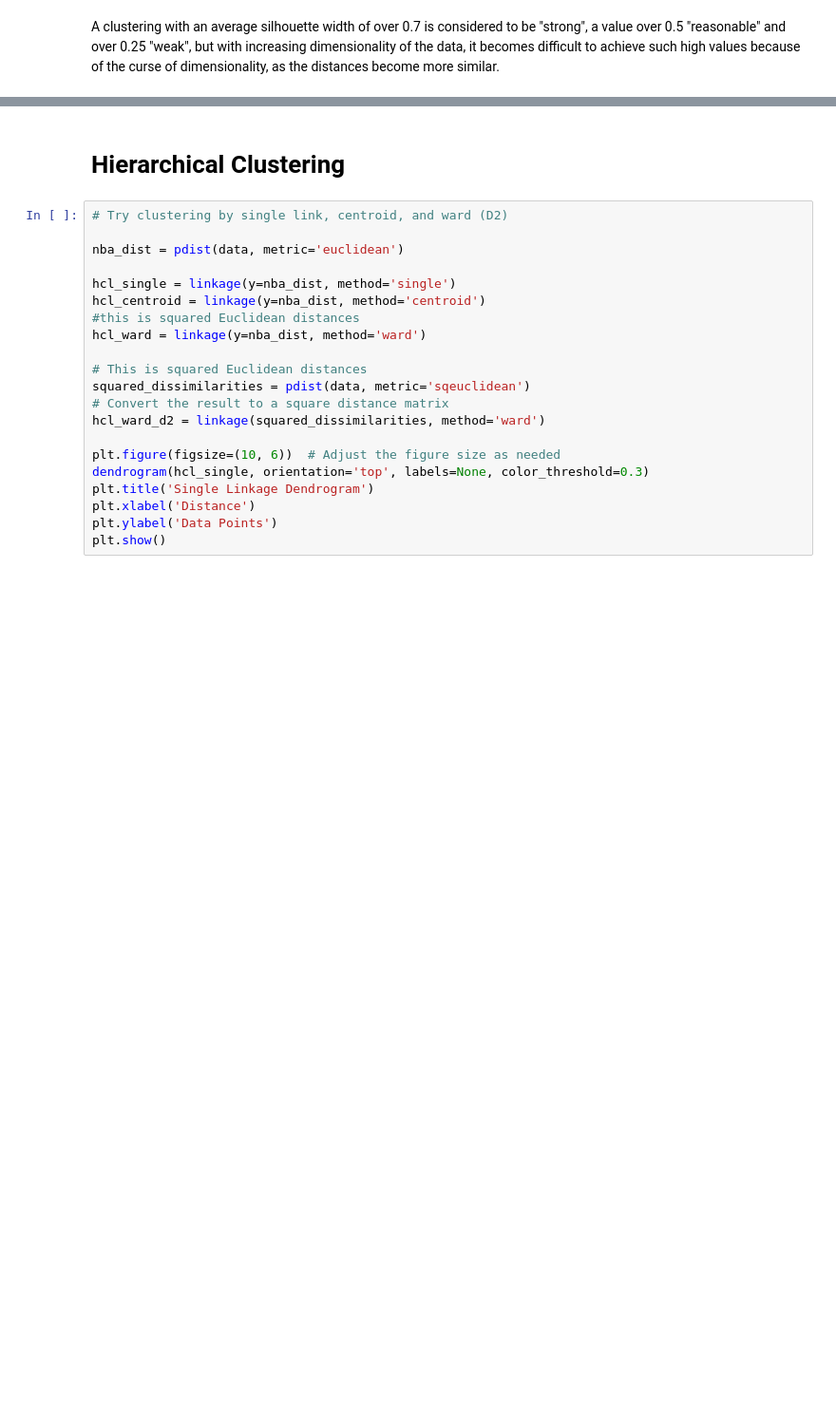
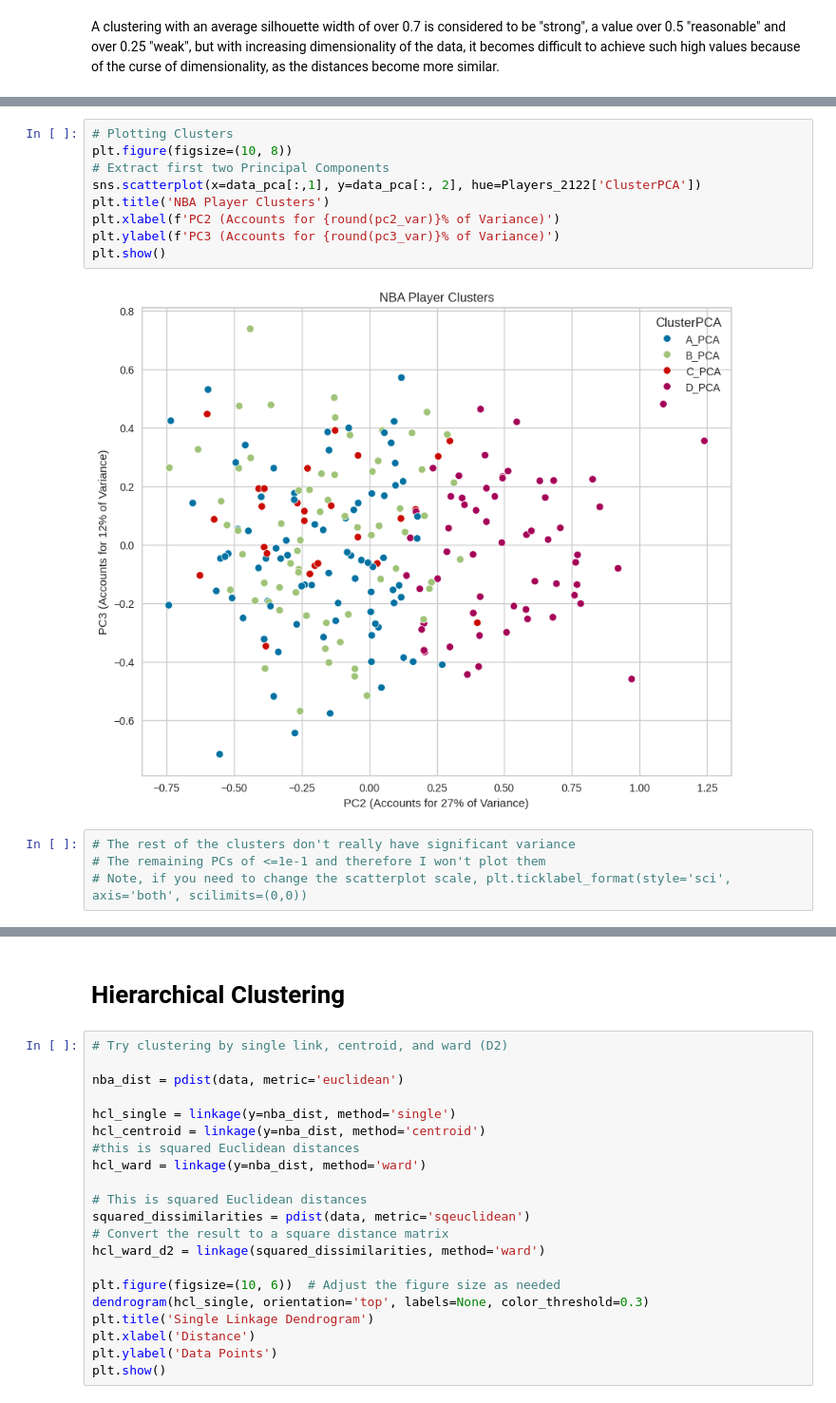
Before and after one commit to bphqk3/CF, a Jupyter notebook: CF_PTS.ipynb, the cells around one changed output, grey strips where cells are left out. Shown at 95% size. Drawn from its saved outputs; the diff is of its cells as text; blank space fills up the shorter version.

```diff
--- a/CF_PTS.ipynb
+++ b/CF_PTS.ipynb
@@ -729,2 +764,17 @@ plt.show()
+# %%
+# Plotting Clusters
+plt.figure(figsize=(10, 8))
+# Extract first two Principal Components
+sns.scatterplot(x=data_pca[:,1], y=data_pca[:, 2], hue=Players_2122['ClusterPCA'])
+plt.title('NBA Player Clusters')
+plt.xlabel(f'PC2 (Accounts for {round(pc2_var)}% of Variance)')
+plt.ylabel(f'PC3 (Accounts for {round(pc3_var)}% of Variance)')
+plt.show()
+# %% [output]
+[figure, added]
+# %%
+# The rest of the clusters don't really have significant variance
+# The remaining PCs of <=1e-1 and therefore I won't plot them
+# Note, if you need to change the scatterplot scale, plt.ticklabel_format(style='sci', axis='both', scilimits=(0,0))
 # %%
 Players_2122
```
Also changed, not shown: parts of 56 cells of this notebook.
